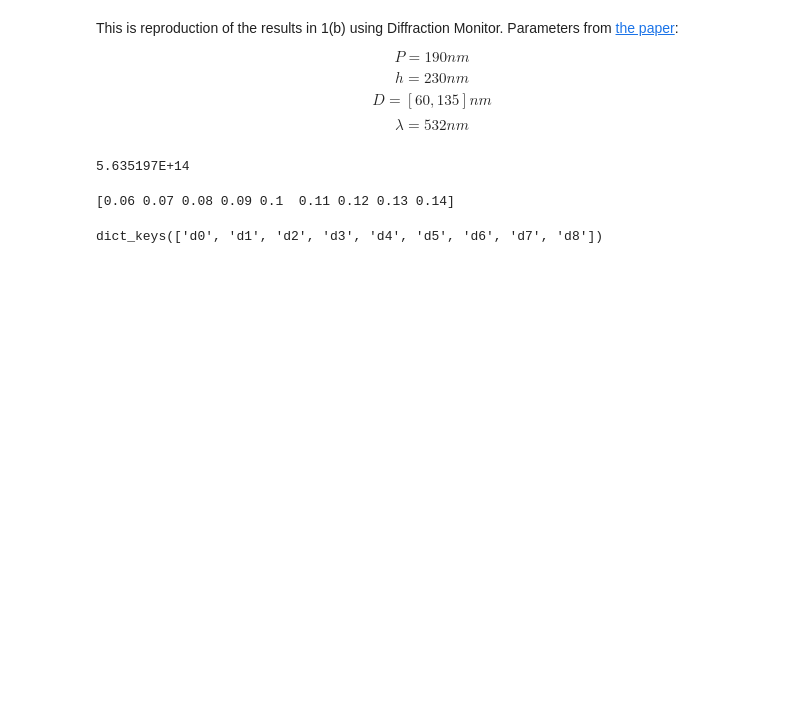
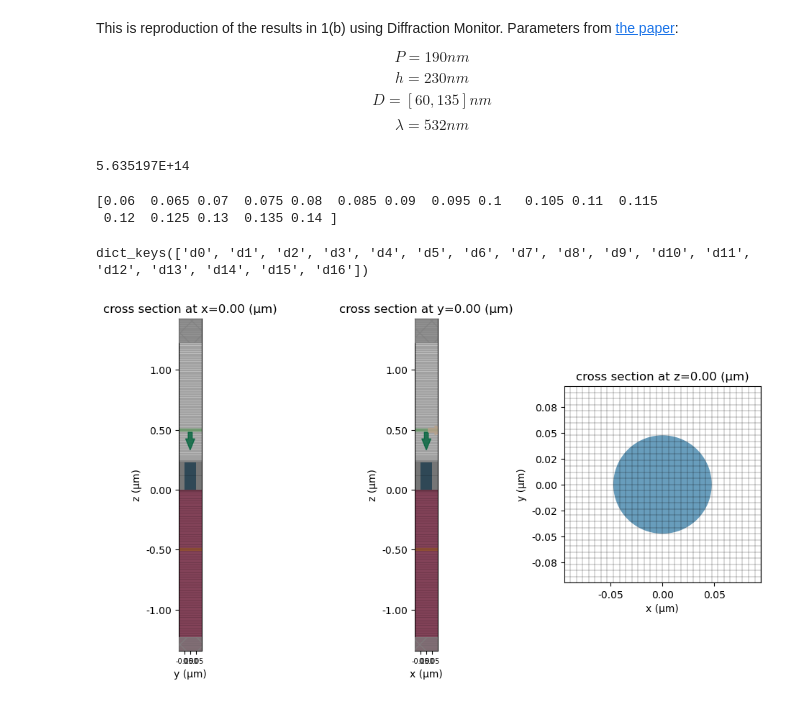
Before and after one commit to yankunm/NLO, a Jupyter notebook: wfov.ipynb, the cells around one changed output. Cells and saved outputs as stored; diff of their text form; code cells hidden in the pictures; blank space fills up the shorter version.

```diff
--- a/wfov.ipynb
+++ b/wfov.ipynb
@@ -22,7 +22,7 @@ print("%E" % freq0)
 # %%
 # 1 Computational Domain Size
 h = 0.230  # Height of cylinder
-spc = 8
+spc = 1
 Lz = spc + h + h + spc
 
 Px = Py = P = 0.190 # periodicity
@@ -40,8 +40,6 @@ grid_spec=td.GridSpec(
 # %%
 sap = td.material_library['Sapphire']['Horiba']
 si = td.material_library['cSi']['Green2008']
-
-h = 0.230
 
 substrate = td.Structure(
     geometry=td.Box(
@@ -74,7 +72,7 @@ bc = td.BoundarySpec(
     z=td.Boundary.pml()
 )
 # %%
-D = np.arange(0.060, 0.140, 0.010)
+D = np.arange(0.060, 0.140, 0.005)
 print(D)
 sims = {}
 run_time = 50
@@ -102,9 +100,23 @@ def simulate(D):
 
         sims[f"d{i}"] = sim
 # %% [output]
-[0.06 0.07 0.08 0.09 0.1  0.11 0.12 0.13 0.14]
+[0.06  0.065 0.07  0.075 0.08  0.085 0.09  0.095 0.1   0.105 0.11  0.115
+ 0.12  0.125 0.13  0.135 0.14 ]
 # %%
 simulate(D)
 print(sims.keys())
+sim_actual=sims['d7']
+# Always visualize simulation before running
+fig, (ax1,ax2,ax3) = plt.subplots(1, 3, figsize=(12, 6))
+ax1.tick_params(axis='x', labelsize=7)
+ax2.tick_params(axis='x', labelsize=7)
+sim_actual.plot(x=0, ax=ax1)
+sim_actual.plot_grid(x=0, ax=ax1)
+sim_actual.plot(y=0, ax=ax2)
+sim_actual.plot_grid(y=0, ax=ax2)
+sim_actual.plot(z=0.1, ax=ax3)
+sim_actual.plot_grid(z=0, ax=ax3)
+plt.show()
 # %% [output]
-dict_keys(['d0', 'd1', 'd2', 'd3', 'd4', 'd5', 'd6', 'd7', 'd8'])
+dict_keys(['d0', 'd1', 'd2', 'd3', 'd4', 'd5', 'd6', 'd7', 'd8', 'd9', 'd10', 'd11', 'd12', 'd13', 'd14', 'd15', 'd16'])
+[figure, added]
```
Also changed, not shown: parts of 6 cells of this notebook, 29 other files.
